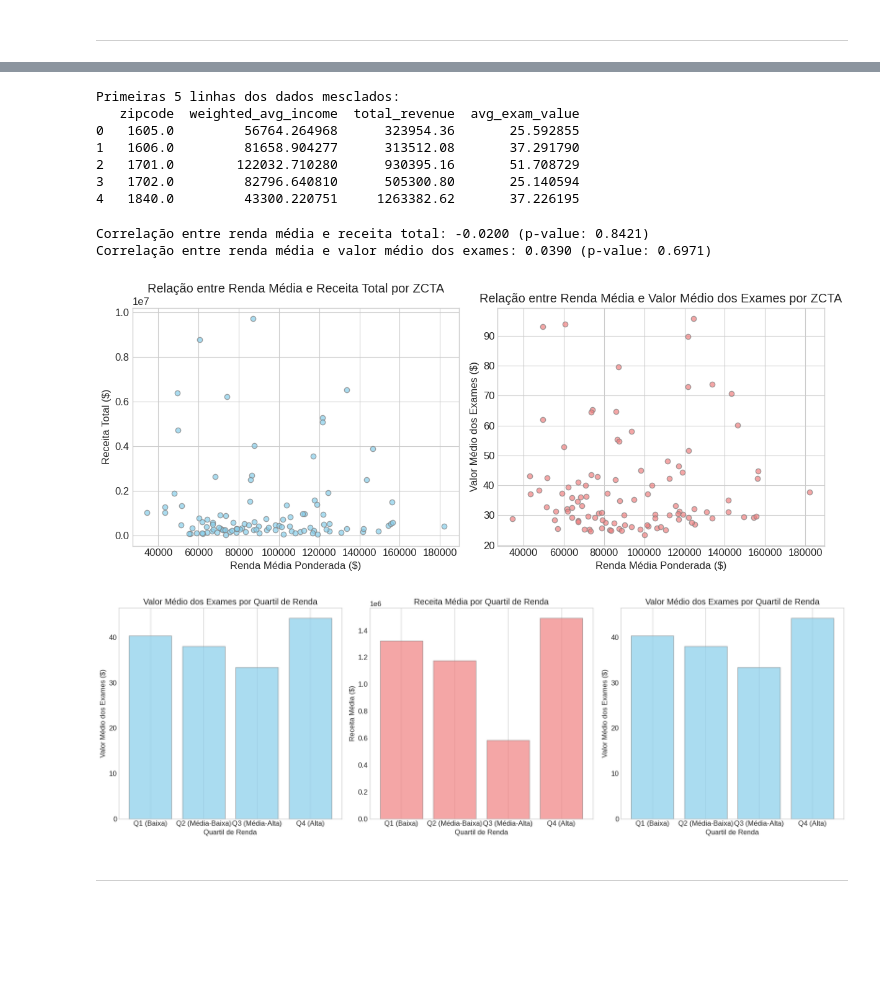
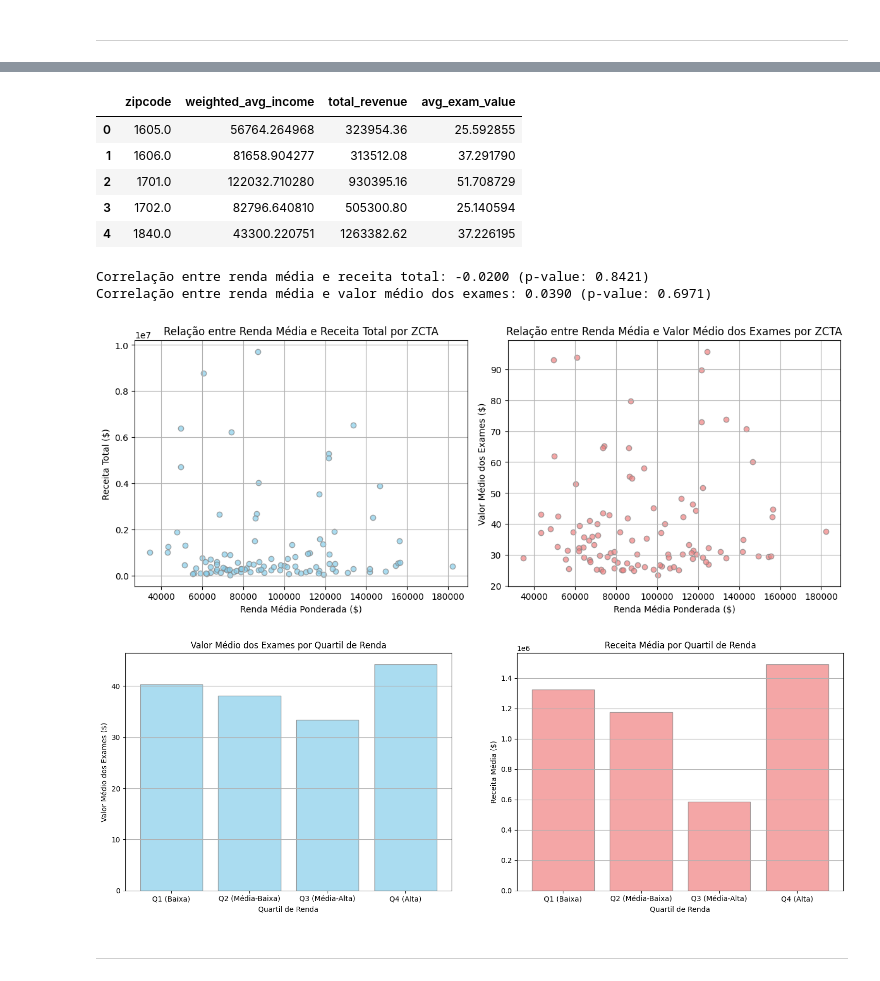
Before and after one commit to PabloRMCarneiro/case-elogroup-lab, a Jupyter notebook: notebooks/analytics/hypothesis/income.ipynb, the cells around one changed output, grey strips where cells are left out. Cells and saved outputs as stored; diff of their text form; code cells hidden in the pictures; blank space fills up the shorter version.

```diff
--- a/notebooks/analytics/hypothesis/income.ipynb
+++ b/notebooks/analytics/hypothesis/income.ipynb
@@ -16,8 +17,8 @@ warnings.filterwarnings("ignore", category=FutureWarning)
 # %%
 # Carregando os data sets relacionados
-transactional_data = pd.read_csv('../../../data/interim/transactional_data_clean.csv')
-economic_data = pd.read_csv('../../../data/interim/economic_data_clean.csv')
-geocode_data = pd.read_csv('../../../data/interim/geocode_data_clean.csv')
+transactional_data = pd.read_csv('../../../data/processed/transactional_data_clean.csv')
+economic_data = pd.read_csv('../../../data/processed/economic_data_clean.csv')
+geocode_data = pd.read_csv('../../../data/processed/geocode_data_clean.csv')
 # %%
 # 1. Aproximação de renda média ponderada por ZCTA
 
@@ -40,7 +41,7 @@ economic_data['income_value'] = economic_data['household_range'].map(income_mapp
 # %%
 # Calculando a renda média ponderada por ZCTA
 weighted_income = economic_data.groupby('zipcode').apply(
-    lambda x: sum(x['income_value'] * x['total_households']) / x['total_households'].sum()
+    lambda x: sum(x['income_value'] * x['total_households']) / x['total_households'].sum(), include_groups=False
 )
 
 # Transformando em um dataframe
@@ -49,3 +50,5 @@ weighted_income_df.columns = ['zipcode', 'weighted_avg_income']
 
 # Formatando a coluna 'zipcode' como str
 weighted_income_df['zipcode'] = weighted_income_df['zipcode'].astype(float)
+
+weighted_income_df.head()
@@ -52,16 +62,18 @@ weighted_income_df['zipcode'] = weighted_income_df['zipcode'].astype(float)
 # %%
 # 2. Relacionando a renda média calculada com os zipcode dos laboratórios
 
-transactional_data['lab__id'] = transactional_data['lab__id'].astype(str)
-geocode_data['lab__id'] = geocode_data['lab__id'].astype(str)
+transactional_data['lab_id'] = transactional_data['lab_id'].astype(str)
+geocode_data['lab_id'] = geocode_data['lab_id'].astype(str)
 
 # Unindo os dados transacionais com os dados de geocodificação
-trans_geo = transactional_data.merge(geocode_data, on='lab__id', how='left')
+trans_geo = transactional_data.merge(geocode_data, on='lab_id', how='left')
 # %%
 # Calculando receita total por ZCTA
-revenue_by_zcta = trans_geo.groupby('zipcode')['testing__cost'].sum().reset_index()
+revenue_by_zcta = trans_geo.groupby('zipcode')['testing_cost'].sum().reset_index()
 revenue_by_zcta.columns = ['zipcode', 'total_revenue']
 
 # Calculando o valor médio dos exames por ZCTA
-avg_exam_value_by_zcta = trans_geo.groupby('zipcode')['testing__cost'].mean().reset_index()
+avg_exam_value_by_zcta = trans_geo.groupby('zipcode')['testing_cost'].mean().reset_index()
 avg_exam_value_by_zcta.columns = ['zipcode', 'avg_exam_value']
+
+avg_exam_value_by_zcta.head()
@@ -71,16 +90,14 @@ income_revenue = weighted_income_df.merge(revenue_by_zcta, on='zipcode', how='in
 income_revenue = income_revenue.merge(avg_exam_value_by_zcta, on='zipcode', how='inner')
 
 # Verificando os dados após a mesclagem
-print("Primeiras 5 linhas dos dados mesclados:")
-print(income_revenue.head())
+income_revenue.head()
 # %% [output]
-Primeiras 5 linhas dos dados mesclados:
-   zipcode  weighted_avg_income  total_revenue  avg_exam_value
-0   1605.0         56764.264968      323954.36       25.592855
-1   1606.0         81658.904277      313512.08       37.291790
-2   1701.0        122032.710280      930395.16       51.708729
-3   1702.0         82796.640810      505300.80       25.140594
-4   1840.0         43300.220751     1263382.62       37.226195
+|  | zipcode | weighted_avg_income | total_revenue | avg_exam_value |
+| 0 | 1605.0 | 56764.264968 | 323954.36 | 25.592855 |
+| 1 | 1606.0 | 81658.904277 | 313512.08 | 37.291790 |
+| 2 | 1701.0 | 122032.710280 | 930395.16 | 51.708729 |
+| 3 | 1702.0 | 82796.640810 | 505300.80 | 25.140594 |
+| 4 | 1840.0 | 43300.220751 | 1263382.62 | 37.226195 |
 # %%
 # 3. Cálculo da Correlação de Pearson
 
@@ -119,7 +137,7 @@ plt.grid(True)
 
 plt.tight_layout()
 # %% [output]
-[figure, old version]
+[figure, new version]
 # %%
 # 6. Segregação por quartis de renda
 
@@ -135,39 +153,27 @@ quartile_analysis = income_revenue.groupby('income_quartile').agg({
 # %%
 # 7. Visualização dos resultados de segragação por quartis
 
 plt.figure(figsize=(18, 6))
 
 # Valor Médio dos Exames por Quartil de Renda
-plt.subplot(1, 3, 1)
+plt.subplot(1, 2, 1)
 plt.bar(quartile_analysis['income_quartile'], quartile_analysis['avg_exam_value'],
         color='skyblue', edgecolor='gray', alpha=0.7)
 plt.title('Valor Médio dos Exames por Quartil de Renda')
 plt.xlabel('Quartil de Renda')
 plt.ylabel('Valor Médio dos Exames ($)')
 plt.grid(axis='y')
 
 # Receita Média por Quartil de Renda
-plt.subplot(1, 3, 2)
+plt.subplot(1, 2, 2)
 plt.bar(quartile_analysis['income_quartile'], quartile_analysis['total_revenue'],
         color='lightcoral', edgecolor='gray', alpha=0.7)
 plt.title('Receita Média por Quartil de Renda')
 plt.xlabel('Quartil de Renda')
 plt.ylabel('Receita Média ($)')
 plt.grid(axis='y')
-
-# Valor Médio dos Exames por Quartil de Renda (repetido)
-plt.subplot(1, 3, 3)
-plt.bar(quartile_analysis['income_quartile'], quartile_analysis['avg_exam_value'],
-        color='skyblue', edgecolor='gray', alpha=0.7)
-plt.title('Valor Médio dos Exames por Quartil de Renda')
-plt.xlabel('Quartil de Renda')
-plt.ylabel('Valor Médio dos Exames ($)')
-plt.grid(axis='y')
-
-plt.tight_layout()
-plt.show()
 # %% [output]
-[figure, old version]
+[figure, new version]
 # %% [markdown]
 ---
 # %% [markdown]
```
Also changed, not shown: parts of 4 cells of this notebook, 13 other files.
